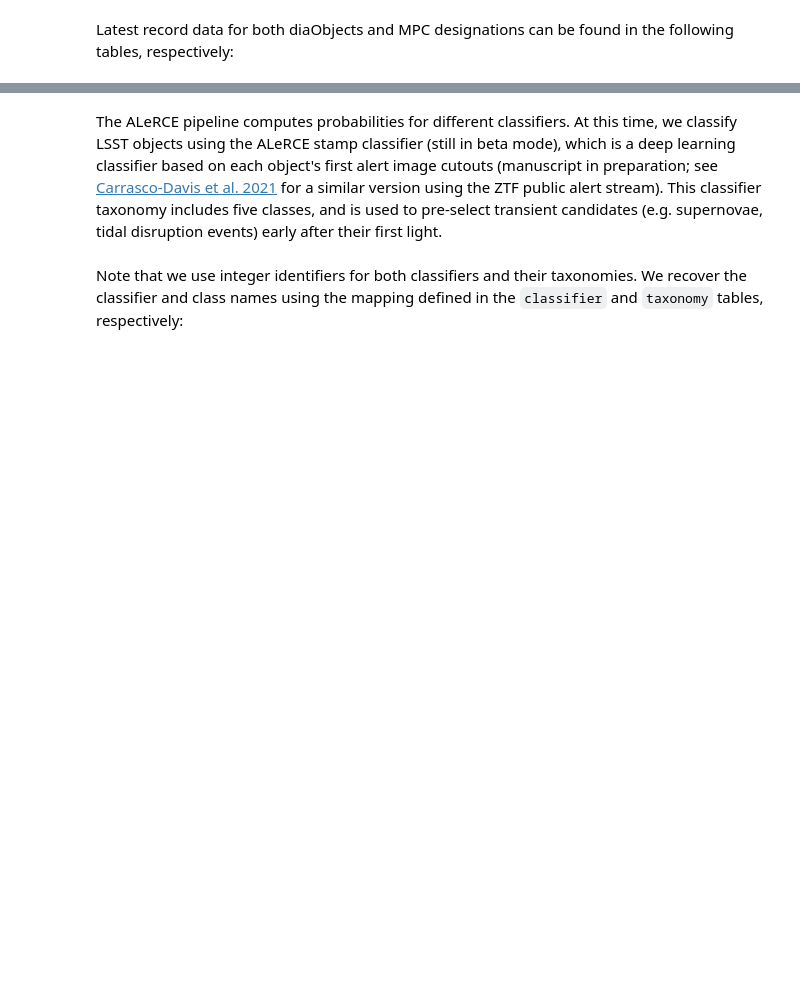
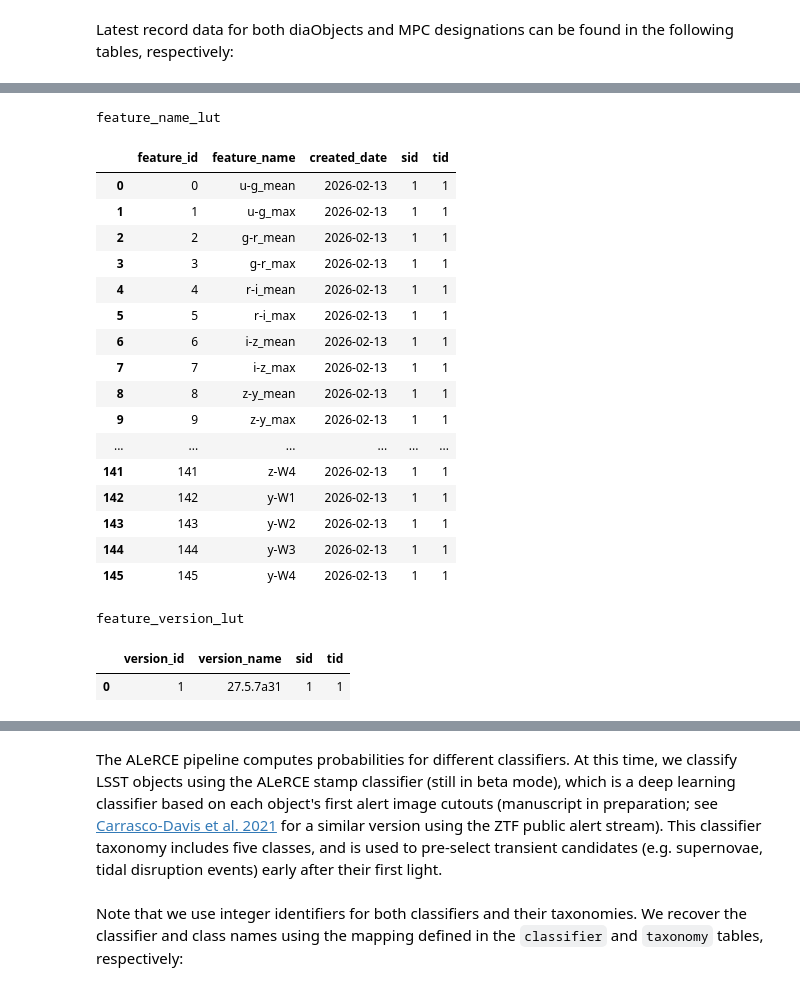
Before and after one commit to alercebroker/usecases, a Jupyter notebook: notebooks/LSST/ALeRCE_LSST_Tables.ipynb, the cells around one changed output, grey strips where cells are left out. Cells and saved outputs as stored; diff of their text form; code cells hidden in the pictures; blank space fills up the shorter version.

```diff
--- a/notebooks/LSST/ALeRCE_LSST_Tables.ipynb
+++ b/notebooks/LSST/ALeRCE_LSST_Tables.ipynb
@@ -393,0 +466,39 @@ lsst_mpc_orbits
+# %%
+for table_name in lookup_tables:
+    print(table_name)
+
+    query = '''
+    SELECT
+        *
+    FROM
+        alerce_tap.%s
+    WHERE
+        tid = %d
+    ''' % (table_name, tid)
+
+    result = alerce_tap.search(query).to_table().to_pandas()
+    pd.set_option('display.max_rows', None)
+    display(result)
+    pd.set_option('display.max_rows', 30)
+# %% [output]
+feature_name_lut
+|  | feature_id | feature_name | created_date | sid | tid |
+| 0 | 0 | u-g_mean | 2026-02-13 | 1 | 1 |
+| 1 | 1 | u-g_max | 2026-02-13 | 1 | 1 |
+| 2 | 2 | g-r_mean | 2026-02-13 | 1 | 1 |
+| 3 | 3 | g-r_max | 2026-02-13 | 1 | 1 |
+| 4 | 4 | r-i_mean | 2026-02-13 | 1 | 1 |
+| 5 | 5 | r-i_max | 2026-02-13 | 1 | 1 |
+| 6 | 6 | i-z_mean | 2026-02-13 | 1 | 1 |
+| 7 | 7 | i-z_max | 2026-02-13 | 1 | 1 |
+| 8 | 8 | z-y_mean | 2026-02-13 | 1 | 1 |
+| 9 | 9 | z-y_max | 2026-02-13 | 1 | 1 |
+| ... | ... | ... | ... | ... | ... |
+| 141 | 141 | z-W4 | 2026-02-13 | 1 | 1 |
+| 142 | 142 | y-W1 | 2026-02-13 | 1 | 1 |
+| 143 | 143 | y-W2 | 2026-02-13 | 1 | 1 |
+| 144 | 144 | y-W3 | 2026-02-13 | 1 | 1 |
+| 145 | 145 | y-W4 | 2026-02-13 | 1 | 1 |
+feature_version_lut
+|  | version_id | version_name | sid | tid |
+| 0 | 1 | 27.5.7a31 | 1 | 1 |
```
Also changed, not shown: parts of 17 cells of this notebook.
